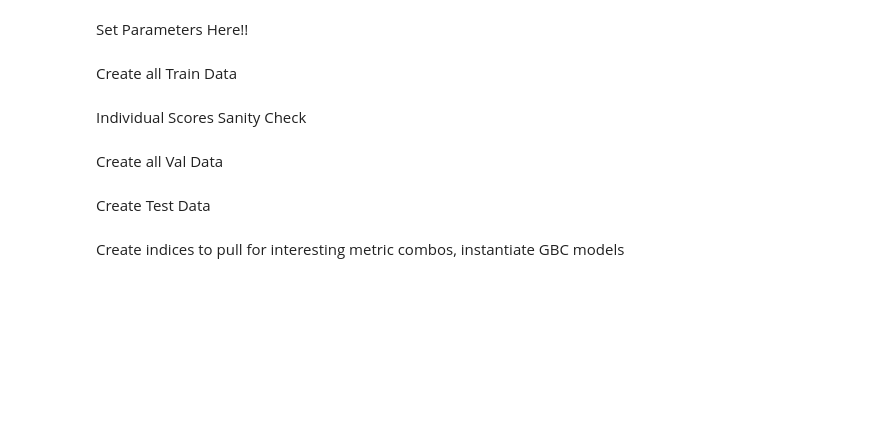
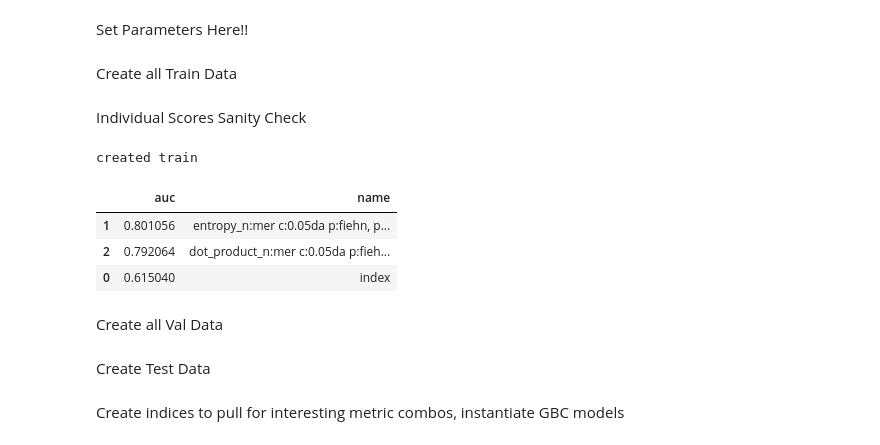
Before and after one commit to Jbug1/TunaSim, a Jupyter notebook: demos.ipynb, the cells around one changed output. Saved outputs shown, nothing was run; the diff lists cells and outputs as text; code cells hidden in the pictures; blank space fills up the shorter version.

```diff
--- a/demos.ipynb
+++ b/demos.ipynb
@@ -181,6 +181,34 @@ prec_remove_names = ['fiehn', 'none']
 train_size=3e6
 val_size=1e6
 test_size=2e6
+# %%
+chunk_size = 1e5
+adduct_match = False
+strong_self_separation = True
+exclude_failed_cleaning = True
+
+num_chunks=int(1e6) #number of chunks to be combined for calculating correlations and collecting testable indices
+
+label_field = 'InchiCoreMatch' # should be either inchicore or inchi
+
+comparison_metrics = ['entropy',
+                'dot_product'
+                ]
+
+ppm_windows = [10]
+noise_threshes=[partial(reweightFuncs.noise_clip, perc_thresh = 0.01)]
+
+noise_names = ['mer']
+centroid_tolerance_vals = [0.05]
+centroid_tolerance_types=['da']
+reweight_methods = [reweightFuncs.weight_intensity_by_entropy]
+reweight_names = ['fiehn']
+sim_methods=comparison_metrics
+prec_removes=[lambda x: x-1.6]
+prec_remove_names = ['fiehn']
+train_size=1e9
+val_size=1e6
+test_size=2e6
 # %% [markdown]
 Create all Train Data
 # %%
@@ -287,19 +315,27 @@ for window in ppm_windows:
     del(labels)
 
     individual_scores = list()
+    if exclude_failed_cleaning:
+        train = train.replace(-1,np.nan).dropna(axis = 0, how = 'any')
     for i in range(train.shape[1]-3):
         temp = train.loc[train.groupby(by=['queryID','target_base'])[train.columns[i]].idxmax()]
-        individual_scores.append(auc(labels, temp.iloc[:,i].tolist()))
+        individual_scores.append(auc(temp['match'], temp.iloc[:,i].tolist()))
 
-        if i%10 == 0:
-            print(i)
-
-    individual_results = pd.DataFrame(train.columns, individual_scores)
+    individual_results = pd.DataFrame(train.columns[:-3], individual_scores)
     individual_results.reset_index(inplace=True, drop=False)
     individual_results.columns = ['auc','name']
-    individual_results.sort_values(by='auc', inplace=True)
+    individual_results.sort_values(by='auc', inplace=True, ascending=False)
 
     individual_results.head()
+# %% [output]
+created train
+# %%
+individual_results
+# %% [output]
+|  | auc | name |
+| 1 | 0.801056 | entropy_n:mer c:0.05da p:fiehn, p... |
+| 2 | 0.792064 | dot_product_n:mer c:0.05da p:fieh... |
+| 0 | 0.615040 | index |
 # %% [markdown]
 Create all Val Data
 # %%
```
Also changed, not shown: parts of 3 cells of this notebook, 4 other files.
